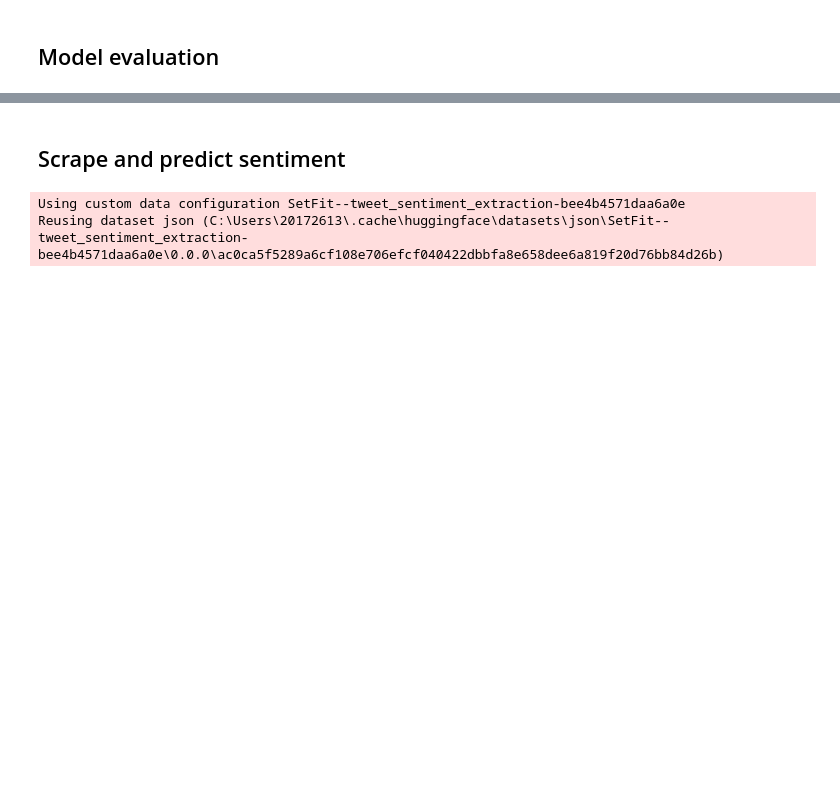
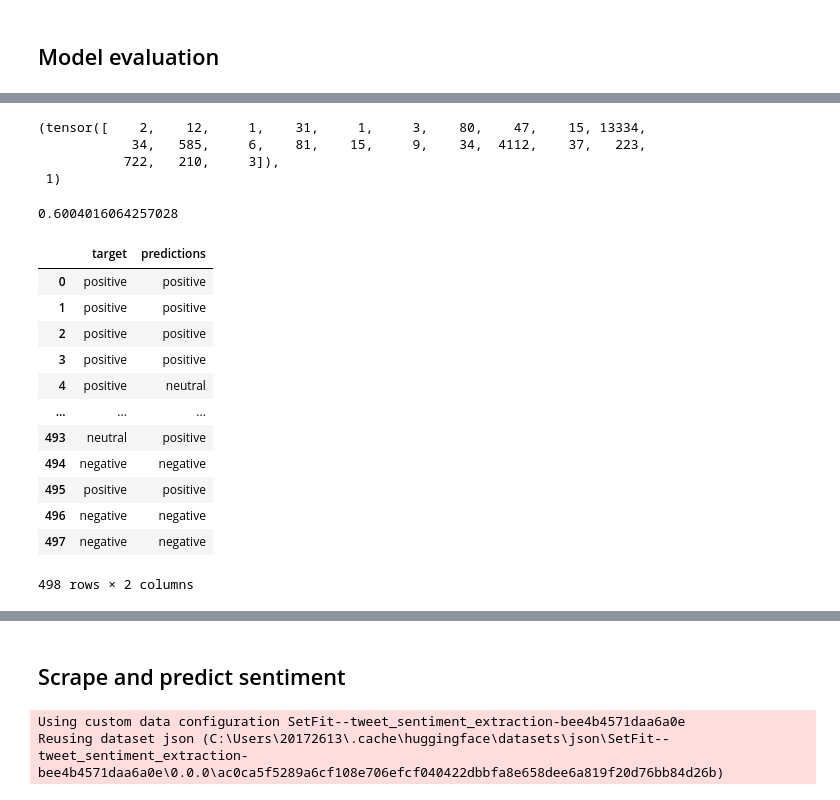
Before and after one commit to jmniederle/product-sentiment, a Jupyter notebook: visualisation.ipynb, the cells around one changed output, grey strips where cells are left out. Saved outputs shown, nothing was run; the diff lists cells and outputs as text; code cells hidden in the pictures; blank space fills up the shorter version.

```diff
--- a/visualisation.ipynb
+++ b/visualisation.ipynb
@@ -20,13 +87,40 @@ Test set accuracy: 0.7164686322212219
+# %%
+test_dataset[0]
+# %% [output]
+(tensor([    2,    12,     1,    31,     1,     3,    80,    47,    15, 13334,
+            34,   585,     6,    81,    15,     9,    34,  4112,    37,   223,
+           722,   210,     3]),
+ 1)
+# %%
+accuracy_score(targets, preds)
+# %% [output]
+0.6004016064257028
 # %%
-def create_test_df(preds, targets):
-    preds = np.argmax(preds, axis=1)
+def create_test_df(preds, targets, softmax_output=False):
+    if softmax_output:
+        preds = np.argmax(preds, axis=1)
     labels = ['negative', 'neutral', 'positive']
     text_labels = [labels[int(i)] for i in preds]
     target_labels = [labels[int(i)] for i in targets]
 
     return pd.DataFrame({"target": target_labels, "predictions": text_labels})
 
-test_df = create_test_df(predictions, targets)
+test_df = create_test_df(preds, targets)
+#test_df
+# %% [output]
+|  | target | predictions |
+| 0 | positive | positive |
+| 1 | positive | positive |
+| 2 | positive | positive |
+| 3 | positive | positive |
+| 4 | positive | neutral |
+| ... | ... | ... |
+| 493 | neutral | positive |
+| 494 | negative | negative |
+| 495 | positive | positive |
+| 496 | negative | negative |
+| 497 | negative | negative |
+498 rows × 2 columns
 # %%
 def plot_bar(df, x_col, y_col):
     fig, ax = plt.subplots(1,1)
```
Also changed, not shown: parts of 11 cells of this notebook, 4 other files.
